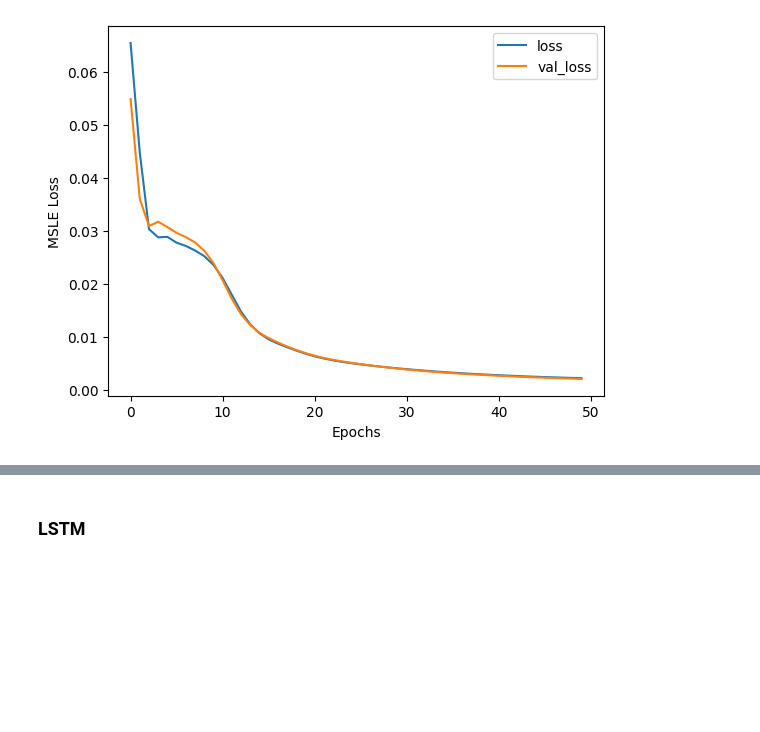
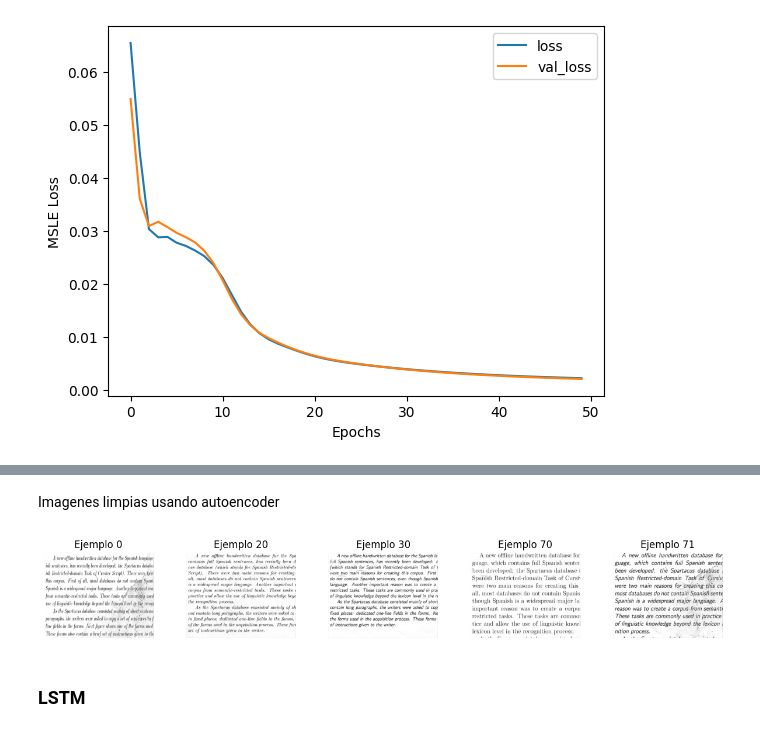
Before and after one commit to principioincertidumbre/Tarea3_MLA, a Jupyter notebook: Tarea_3_MLA.ipynb, the cells around one changed output, grey strips where cells are left out. Cells and saved outputs as stored; diff of their text form; code cells hidden in the pictures; blank space fills up the shorter version.

```diff
--- a/Tarea_3_MLA.ipynb
+++ b/Tarea_3_MLA.ipynb
@@ -244,3 +251,9 @@ plt.imshow(y_pred_ae[0, :, :, :], cmap='gray')
+# %% [markdown]
+Imagenes limpias usando autoencoder
+# %%
+plot_images_in_grid(filtered_images_preds, filtered_titles, n_examples=len(filtered_images), n_rows=1)
+# %% [output]
+[figure, added]
 # %% [markdown]
 ### LSTM
 # %% [markdown]
```
Also changed, not shown: parts of 7 cells of this notebook.
